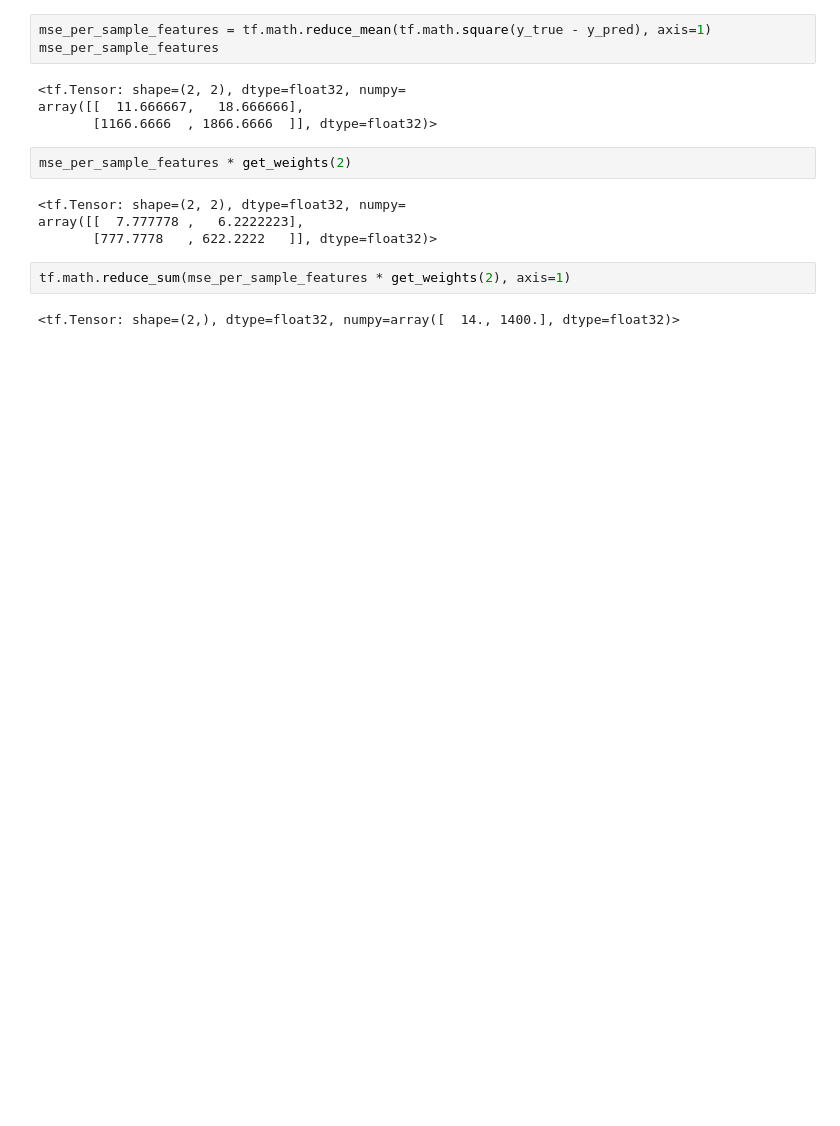
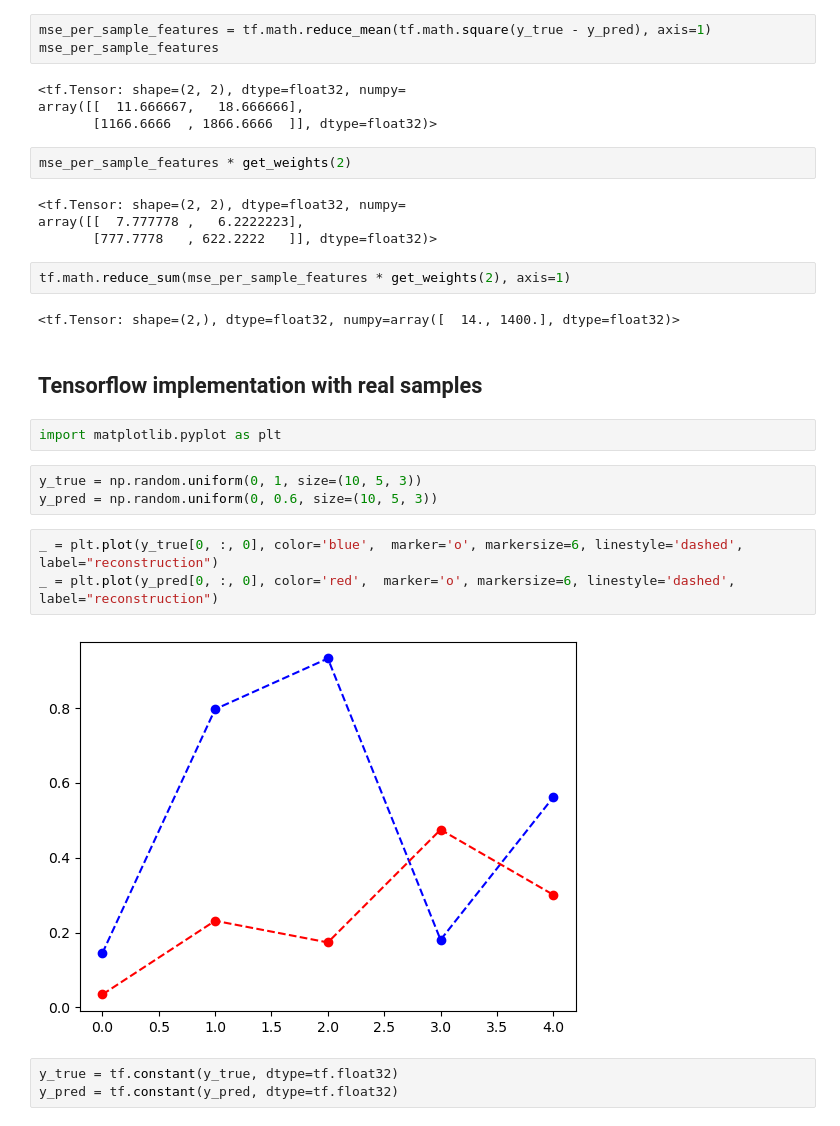
Before and after one commit to LeoBaro/Real-Time-Anomaly-Detection-of-Gamma-Ray-Bursts-for-the-Cherenkov-Telescope-Array, a Jupyter notebook: rtapipe/notebooks/custom_mse.ipynb, the cells around one changed output. Drawn from its saved outputs; the diff is of its cells as text; blank space fills up the shorter version.

```diff
--- a/rtapipe/notebooks/custom_mse.ipynb
+++ b/rtapipe/notebooks/custom_mse.ipynb
@@ -129,3 +129,18 @@ array([[  7.777778 ,   6.2222223],
 tf.math.reduce_sum(mse_per_sample_features * get_weights(2), axis=1)
 # %% [output]
 <tf.Tensor: shape=(2,), dtype=float32, numpy=array([  14., 1400.], dtype=float32)>
+# %% [markdown]
+## Tensorflow implementation with real samples
+# %%
+import matplotlib.pyplot as plt
+# %%
+y_true = np.random.uniform(0, 1, size=(10, 5, 3))
+y_pred = np.random.uniform(0, 0.6, size=(10, 5, 3))
+# %%
+_ = plt.plot(y_true[0, :, 0], color='blue',  marker='o', markersize=6, linestyle='dashed', label="reconstruction")
+_ = plt.plot(y_pred[0, :, 0], color='red',  marker='o', markersize=6, linestyle='dashed', label="reconstruction")
+# %% [output]
+[figure, added]
+# %%
+y_true = tf.constant(y_true, dtype=tf.float32)
+y_pred = tf.constant(y_pred, dtype=tf.float32)
```
Also changed, not shown: parts of 3 cells of this notebook, 16 other files.
